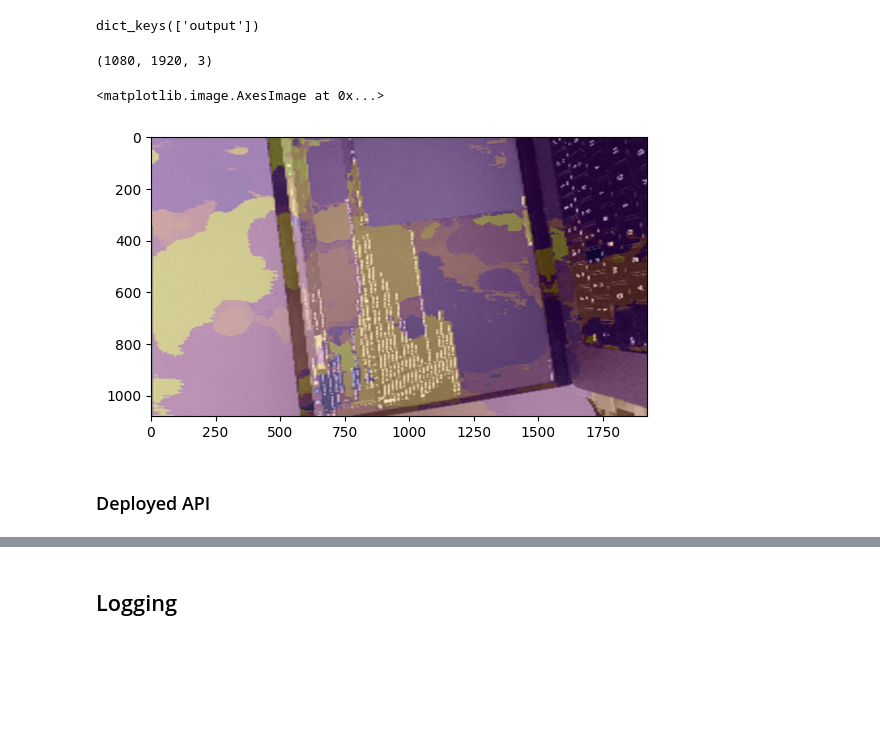
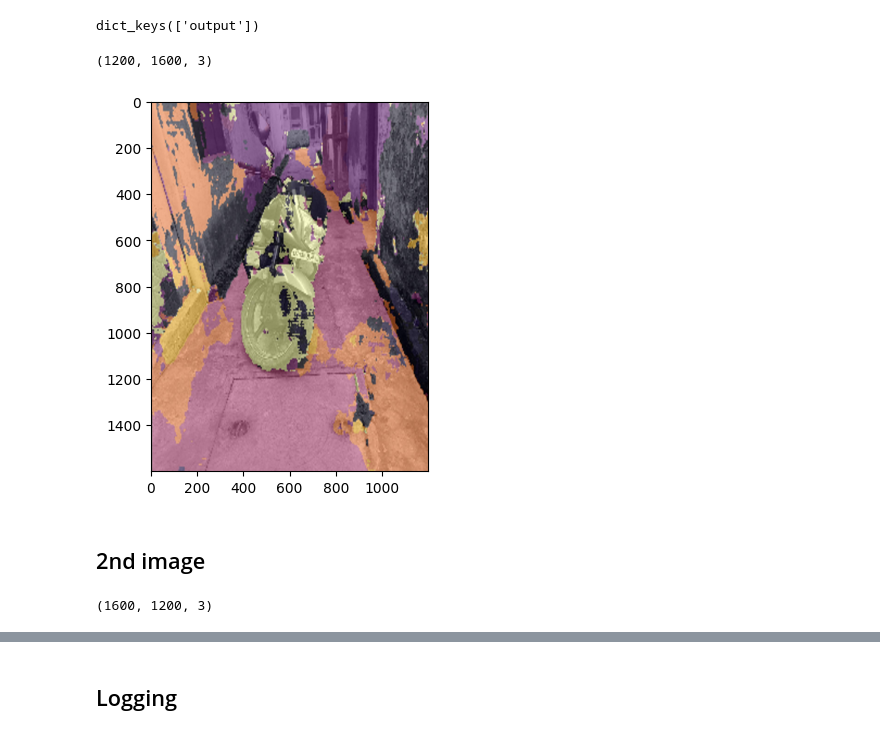
Before and after one commit to mohan-gupta/driving-scene-segmentation, a Jupyter notebook: notebooks/3. Testing api.ipynb, the cells around one changed output, grey strips where cells are left out. Cells and saved outputs as stored; diff of their text form; code cells hidden in the pictures; blank space fills up the shorter version.

```diff
--- a/notebooks/3. Testing api.ipynb
+++ b/notebooks/3. Testing api.ipynb
@@ -129,4 +138,4 @@ result.keys()
 # %% [output]
 dict_keys(['output'])
 # %%
-output = result['output']
+output_str = result['output']
@@ -135,11 +142,15 @@ np_arr = decode_data(output)
+# %%
+output_arr = decode_data(output_str)
 # %%
-np_arr.shape
+output_arr.shape
 # %% [output]
-(1080, 1920, 3)
+(1200, 1600, 3)
+# %%
+output_arr = output_arr.transpose(1,0,2)
+# %%
+output_arr = np.flipud(output_arr)
 # %%
-plt.imshow(np_arr)
+plt.imshow(output_arr)
+plt.show()
 # %% [output]
-<matplotlib.image.AxesImage at 0x...>
-[figure, old version]
+[figure, new version]
-# %% [markdown]
-### Deployed API
@@ -148,0 +157,2 @@ response = requests.post("https://8bbd-2402-8100-2103-c3ec-9c57-4742-46c8-9f77.i
+# %% [markdown]
+## 2nd image
@@ -148,0 +163,4 @@ response = requests.post("https://8bbd-2402-8100-2103-c3ec-9c57-4742-46c8-9f77.i
+# %%
+mb_img1_arr.shape
+# %% [output]
+(1600, 1200, 3)
```
Also changed, not shown: parts of 39 cells of this notebook, 6 other files.
